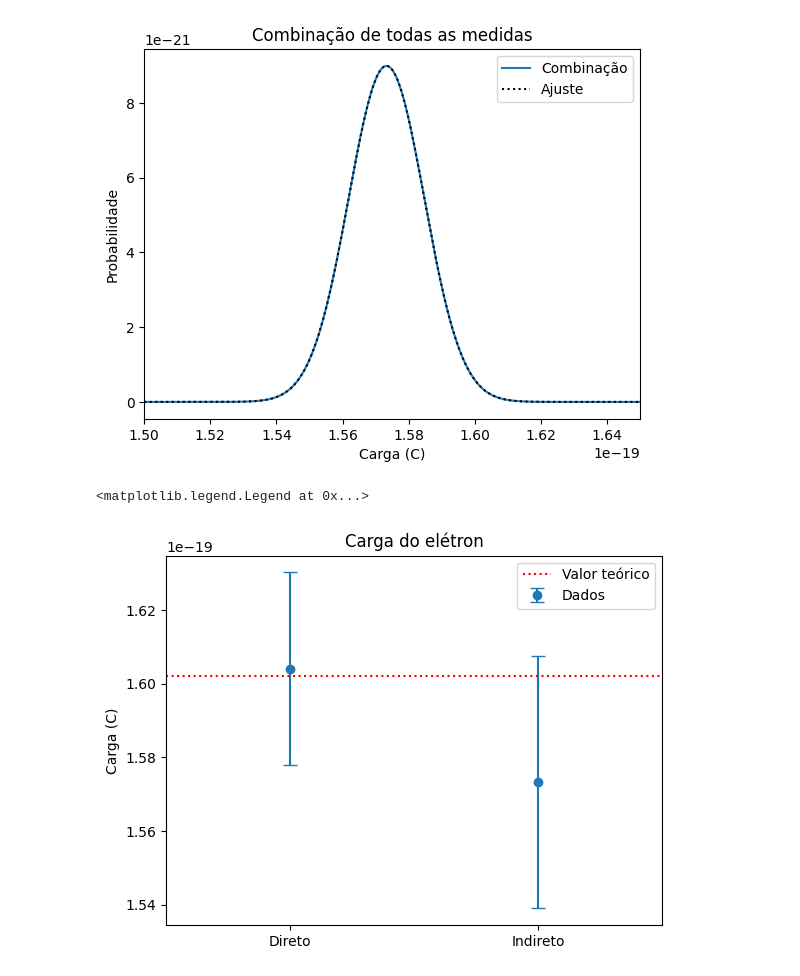
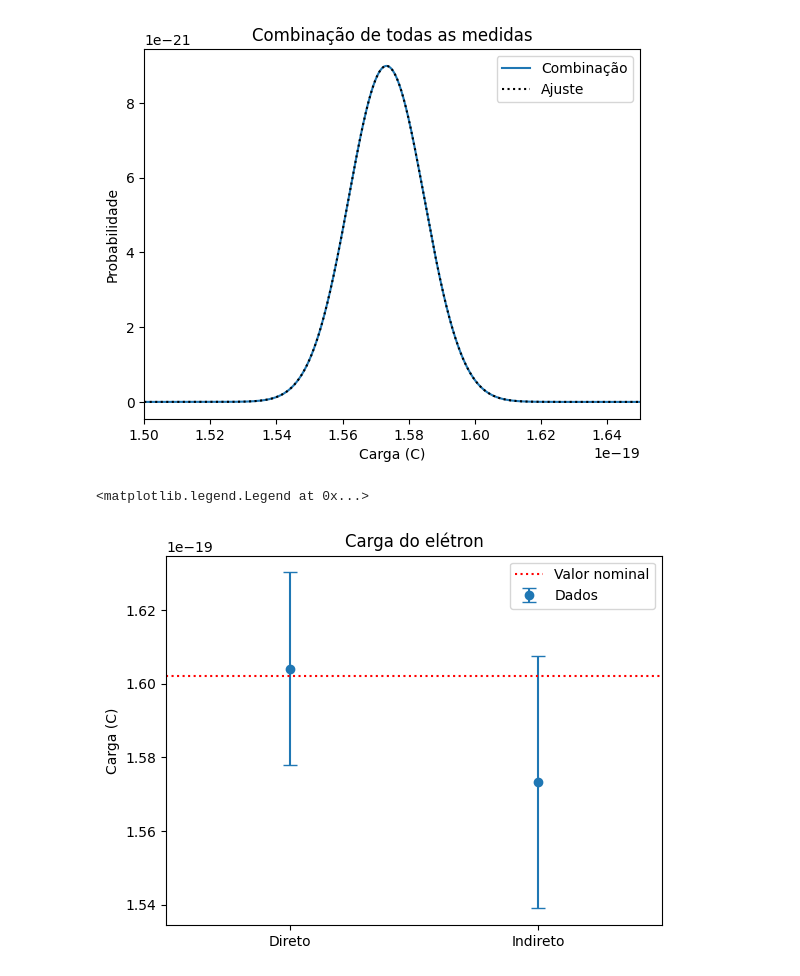
Before and after one commit to encarnacao/combinacao-lab1, a Jupyter notebook: Combination.ipynb, the cells around one changed output. Cells and saved outputs as stored; diff of their text form; code cells hidden in the pictures.

Commit message:
fixed labels

```diff
--- a/Combination.ipynb
+++ b/Combination.ipynb
@@ -459,22 +459,22 @@ Discrepância relativa -1.8033933452173496 %
 # %%
 e_direto = 1.6041e-19
 e_dir_err = 0.0087e-19
 e_indireto = mean
 e_ind_err = sigma
 
 x = [0,1]
 y = [e_direto, e_indireto]
 y_err = np.array([e_dir_err, e_ind_err])*3
 #Plot x and y with error bars
 fig, ax = plt.subplots()
 ax.errorbar(x, y, yerr=y_err, fmt='o', capsize=5, label="Dados")
-ax.hlines(electron_charge, -0.5, 1.5, color="red",linestyle=":", label="Valor teórico")
+ax.hlines(electron_charge, -0.5, 1.5, color="red",linestyle=":", label="Valor nominal")
 ax.set_xticks(x)
 ax.set_xlim(-0.5,1.5)
 ax.set_xticklabels(["Direto","Indireto"])
 ax.set_ylabel("Carga (C)")
 ax.set_title("Carga do elétron")
 ax.legend()
 # %% [output]
 <matplotlib.legend.Legend at 0x...>
-[figure, old version]
+[figure, new version]
```
